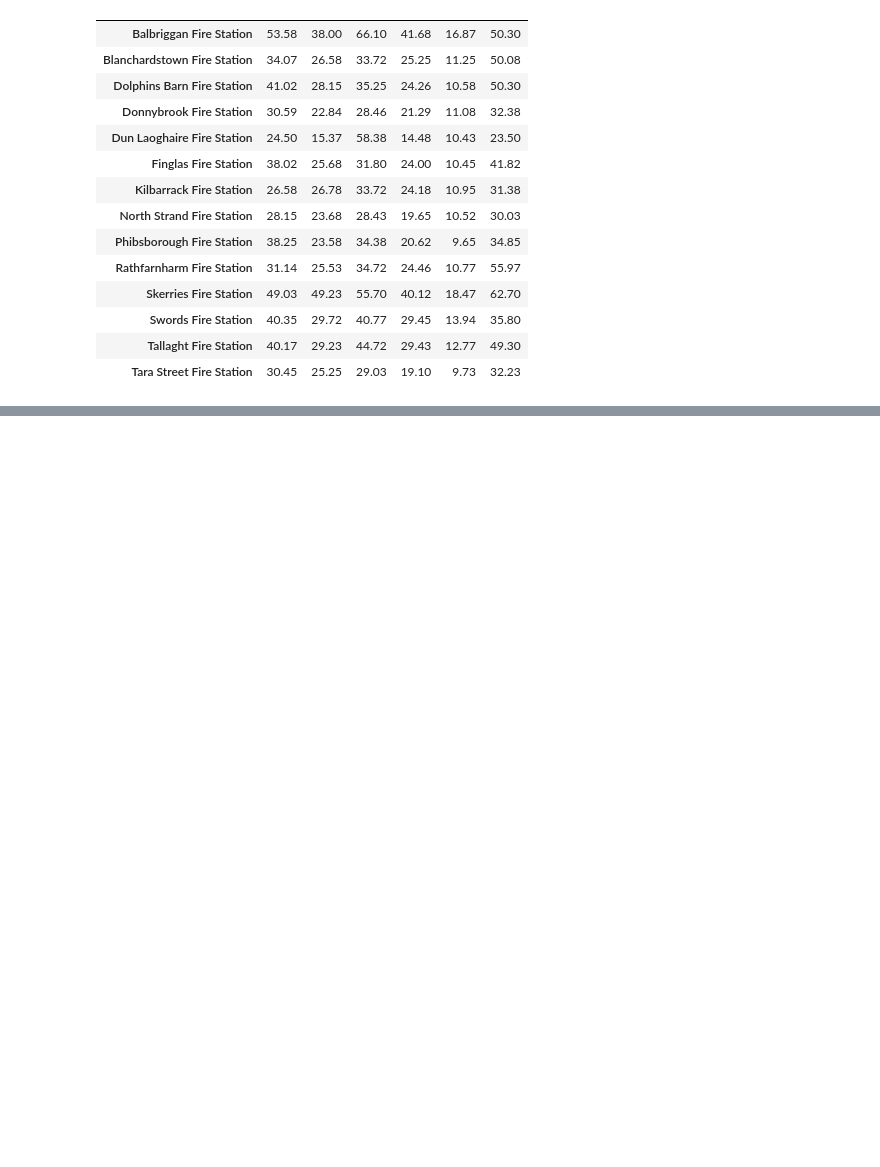
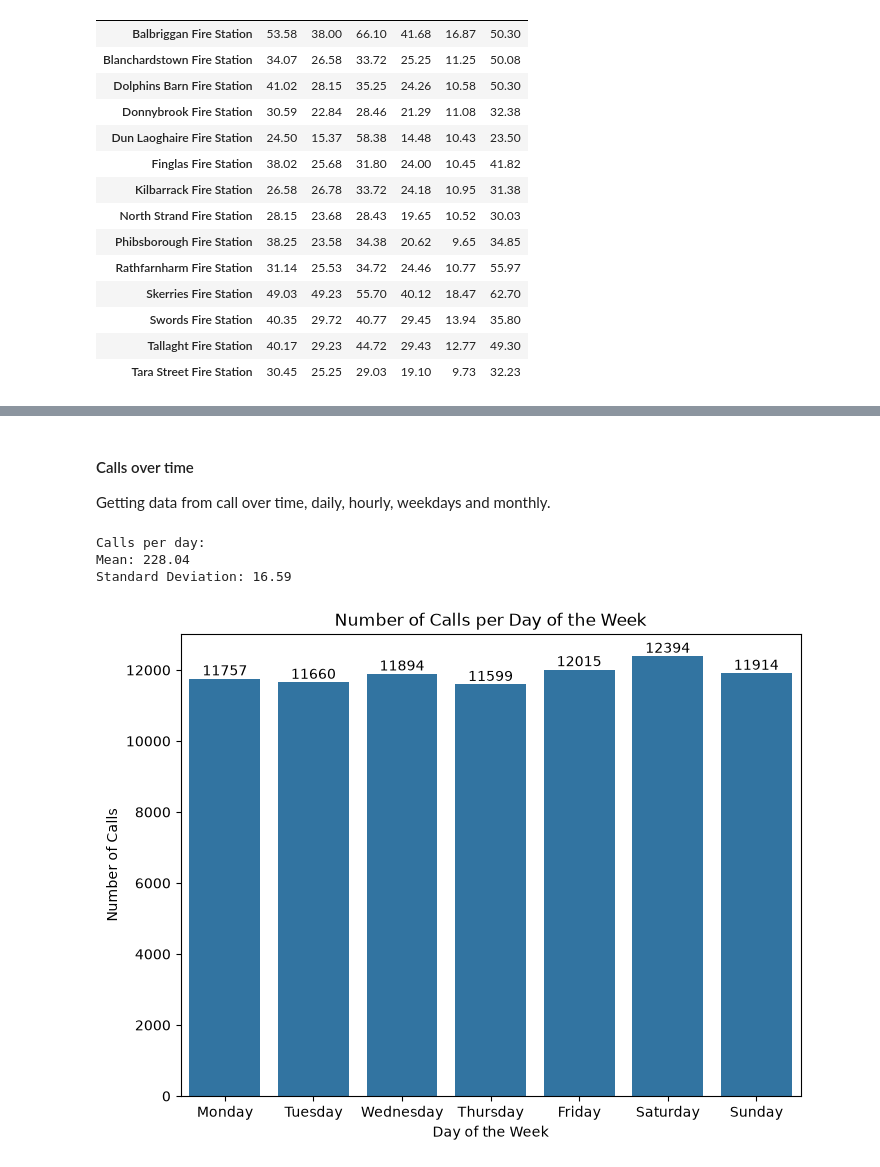
Before and after one commit to oscar-juarez-cct/ambulance-incidents, a Jupyter notebook: ambulance-incidents.ipynb, the cells around one changed output, grey strips where cells are left out. Saved outputs shown, nothing was run; the diff lists cells and outputs as text; code cells hidden in the pictures; blank space fills up the shorter version.

```diff
--- a/ambulance-incidents.ipynb
+++ b/ambulance-incidents.ipynb
@@ -383,0 +443,37 @@ display(response_df)
+# %% [markdown]
+#### Calls over time
+
+Getting data from call over time, daily, hourly, weekdays and monthly.
+# %%
+# Mean and sd of calls per day
+calls_per_day = df.groupby("Date").size()
+mean_calls_per_day = calls_per_day.mean()
+std_calls_per_day = calls_per_day.std()
+
+print(f"""
+Calls per day:
+Mean: {mean_calls_per_day:.2f}
+Standard Deviation: {std_calls_per_day:.2f}
+""")
+# %% [output]
+Calls per day:
+Mean: 228.04
+Standard Deviation: 16.59
+# %%
+# Count of calls per day of the week
+df["day_of_week"] = df["Date"].dt.day_name()
+calls_per_day_of_week = df.groupby("day_of_week").size().reindex(
+  ["Monday", "Tuesday", "Wednesday", "Thursday", "Friday", "Saturday", "Sunday"]
+)
+plt.figure(figsize=(8, 6))
+sns.barplot(x=calls_per_day_of_week.index, y=calls_per_day_of_week.values, )
+plt.title("Number of Calls per Day of the Week")
+plt.xlabel("Day of the Week")
+plt.ylabel("Number of Calls")
+
+for i, value in enumerate(calls_per_day_of_week.values):
+    plt.text(i, value, str(value), ha='center', va='bottom')
+
+plt.show()
+# %% [output]
+[figure, added]
```
Also changed, not shown: parts of 16 cells of this notebook.
